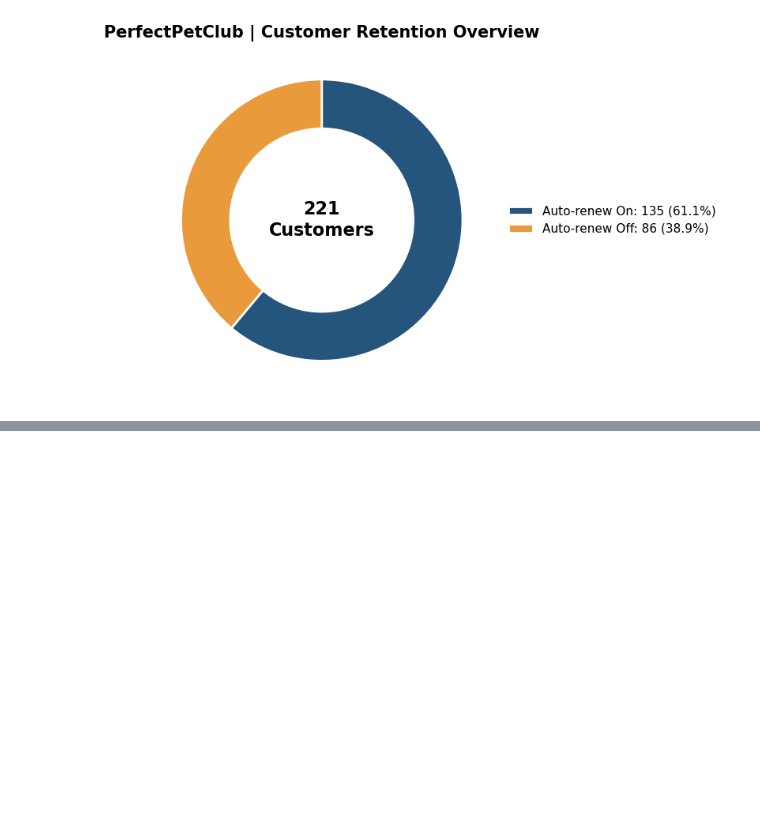
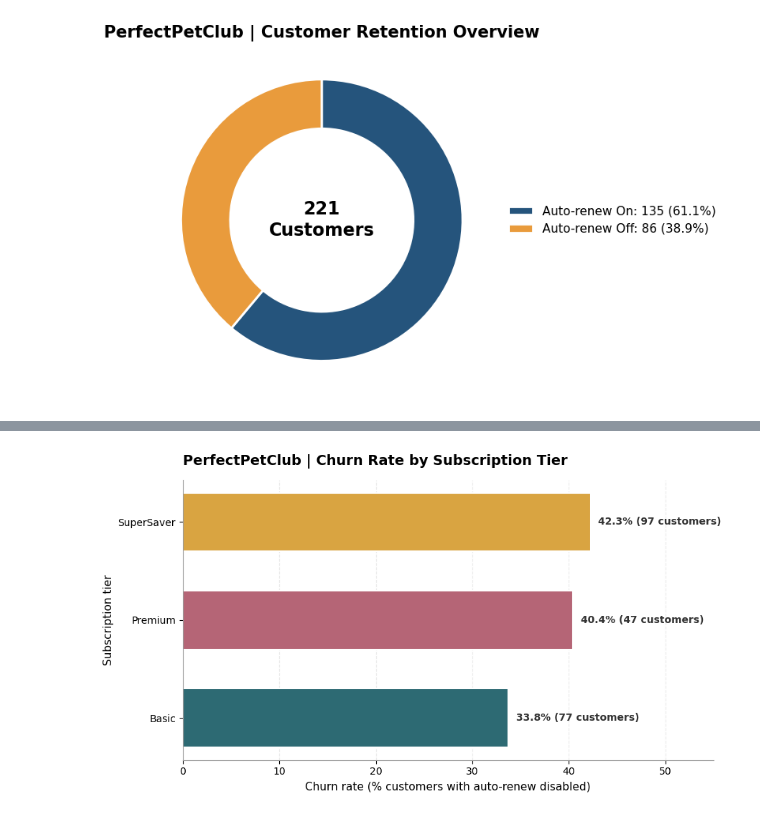
Before and after one commit to Roshan-hert/DataEngineeringPresentation, a Jupyter notebook: notebook/Dashboard.ipynb, the cells around one changed output, grey strips where cells are left out. Cells and saved outputs as stored; diff of their text form; code cells hidden in the pictures; blank space fills up the shorter version.

Commit message:
Add subscription tier churn comparison chart

```diff
--- a/notebook/Dashboard.ipynb
+++ b/notebook/Dashboard.ipynb
@@ -87,0 +92,73 @@ plt.show()
+# %%
+
+tier_summary = df.groupby("subscription_tier")["is_churned"].agg(
+    churn_rate="mean",
+    customers="count"
+).reset_index()
+
+tier_summary["churn_rate"] = tier_summary["churn_rate"] * 100
+tier_summary = tier_summary.sort_values("churn_rate", ascending=False)
+
+
+tier_colors = {
+    "Basic": "#2D6A73",
+    "Premium": "#B56576",
+    "SuperSaver": "#D9A441"
+}
+
+colors = [tier_colors.get(t, "#666666") for t in tier_summary["subscription_tier"]]
+
+fig, ax = plt.subplots(figsize=(9, 5))
+
+bars = ax.barh(
+    tier_summary["subscription_tier"],
+    tier_summary["churn_rate"],
+    color=colors,
+    height=0.6,
+    edgecolor="white",
+    linewidth=1.5
+)
+
+
+ax.invert_yaxis()
+
+
+for bar, rate, count in zip(
+    bars,
+    tier_summary["churn_rate"],
+    tier_summary["customers"]
+):
+    ax.text(
+        bar.get_width() + 0.8,
+        bar.get_y() + bar.get_height() / 2,
+        f"{rate:.1f}% ({count} customers)",
+        va="center",
+        fontsize=10,
+        fontweight="bold",
+        color="#333333"
+    )
+
+ax.set_xlim(0, max(55, tier_summary["churn_rate"].max() + 12))
+ax.set_xlabel("Churn rate (% customers with auto-renew disabled)", fontsize=11)
+ax.set_ylabel("Subscription tier", fontsize=11)
+ax.set_title(
+    "PerfectPetClub | Churn Rate by Subscription Tier",
+    fontsize=14,
+    fontweight="bold",
+    pad=15,
+    loc="left"
+)
+
+ax.xaxis.grid(True, alpha=0.25, linestyle="--")
+ax.set_axisbelow(True)
+
+ax.spines["top"].set_visible(False)
+ax.spines["right"].set_visible(False)
+ax.spines["left"].set_color("#999999")
+ax.spines["bottom"].set_color("#999999")
+
+plt.tight_layout()
+plt.savefig("../output/chart_churn_by_tier.png", dpi=150, bbox_inches="tight")
+plt.show()
+# %% [output]
+[figure, added]
```
Also changed, not shown: parts of 1 cell of this notebook.
